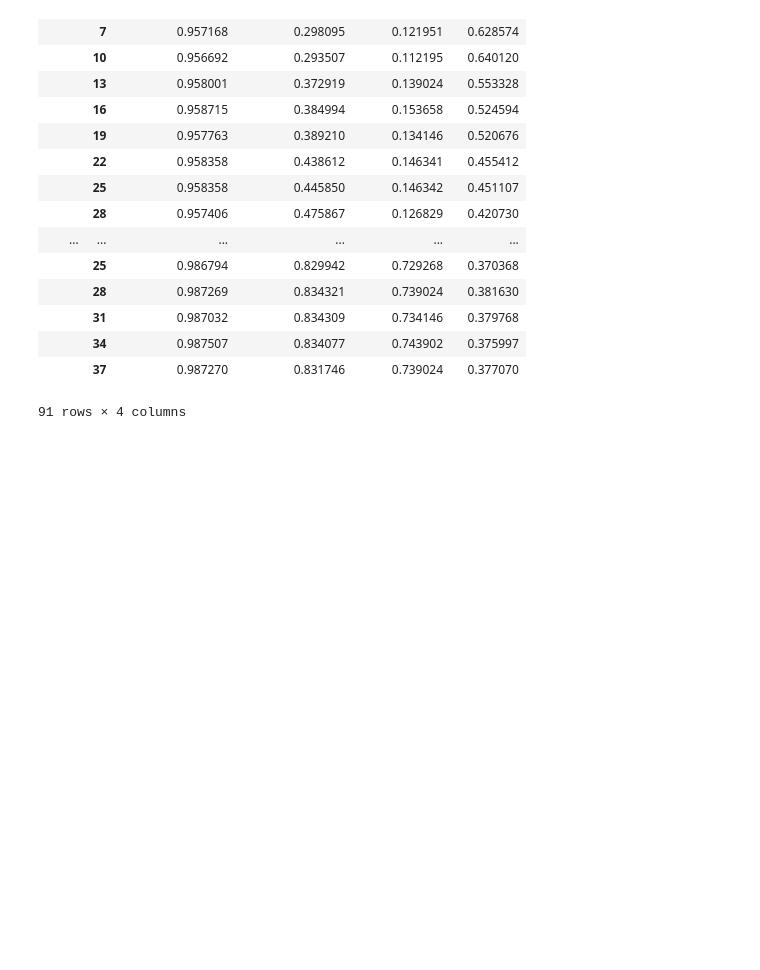
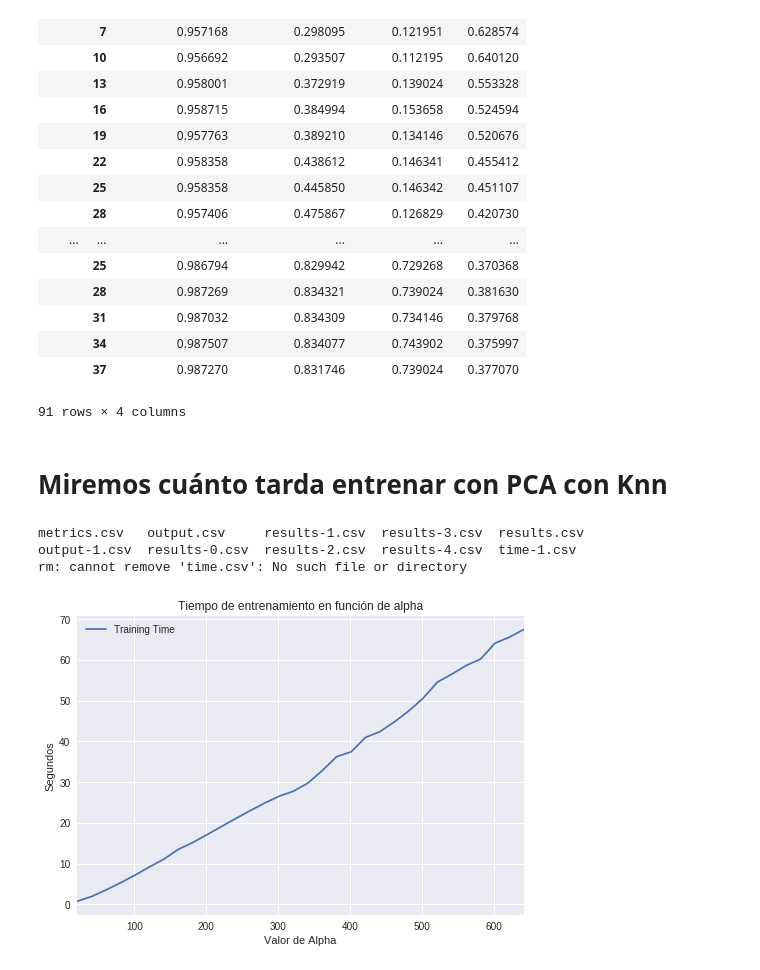
Before and after one commit to gparadelo/metodos-tp2, a Jupyter notebook: experimentacion/Untitled.ipynb, the cells around one changed output. Cells and saved outputs as stored; diff of their text form; code cells hidden in the pictures; blank space fills up the shorter version.

```diff
--- a/experimentacion/Untitled.ipynb
+++ b/experimentacion/Untitled.ipynb
@@ -149,3 +145,17 @@ resultgrouped
 |  | 34 | 0.987507 | 0.834077 | 0.743902 | 0.375997 |
 |  | 37 | 0.987270 | 0.831746 | 0.739024 | 0.377070 |
 91 rows × 4 columns
+# %% [markdown]
+# Miremos cuánto tarda entrenar con PCA con Knn
+# %%
+! cd ./data && ls && rm time.csv
+def refreshResults(i):
+    filename = "./data/time-"+str(i)+".csv"
+    f = open(filename,"w+")
+    f.write("mode;k;alpha;Training Time;Evaluation Time\n")
+    f.close()
+refreshResults(1)
+# %% [output]
+metrics.csv   output.csv     results-1.csv  results-3.csv  results.csv
+output-1.csv  results-0.csv  results-2.csv  results-4.csv  time-1.csv
+rm: cannot remove 'time.csv': No such file or directory
@@ -151,0 +171,14 @@ resultgrouped
+# %%
+df = pd.read_csv("./data/time-1.csv", delimiter = ";")
+copydf = df
+columns = [column for column in copydf.columns if column == 'alpha' or column == 'Training Time']
+newdf = copydf[columns]
+ax = newdf.plot(x="alpha", logy=False)
+ax.set_ylabel("Segundos")
+ax.set_xlabel("Valor de Alpha" )
+title = "Tiempo de entrenamiento en función de alpha"
+plt.title(title)
+plt.show()
+plt.savefig("./graphs/"+title)
+# %% [output]
+[figure, added]
```
Also changed, not shown: parts of 8 cells of this notebook, 24 other files.
